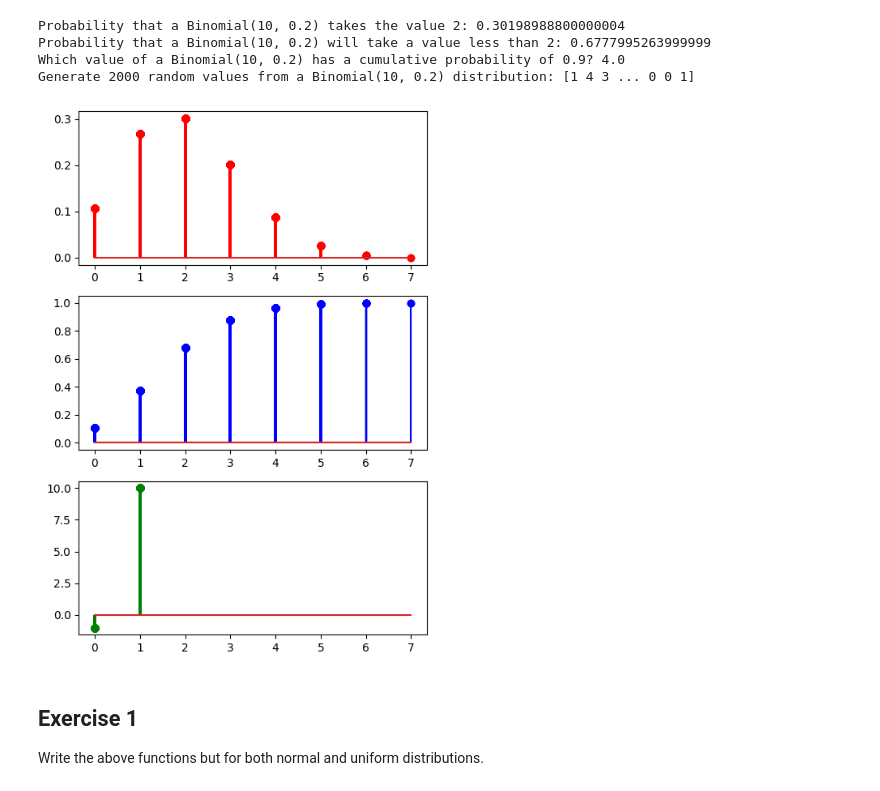
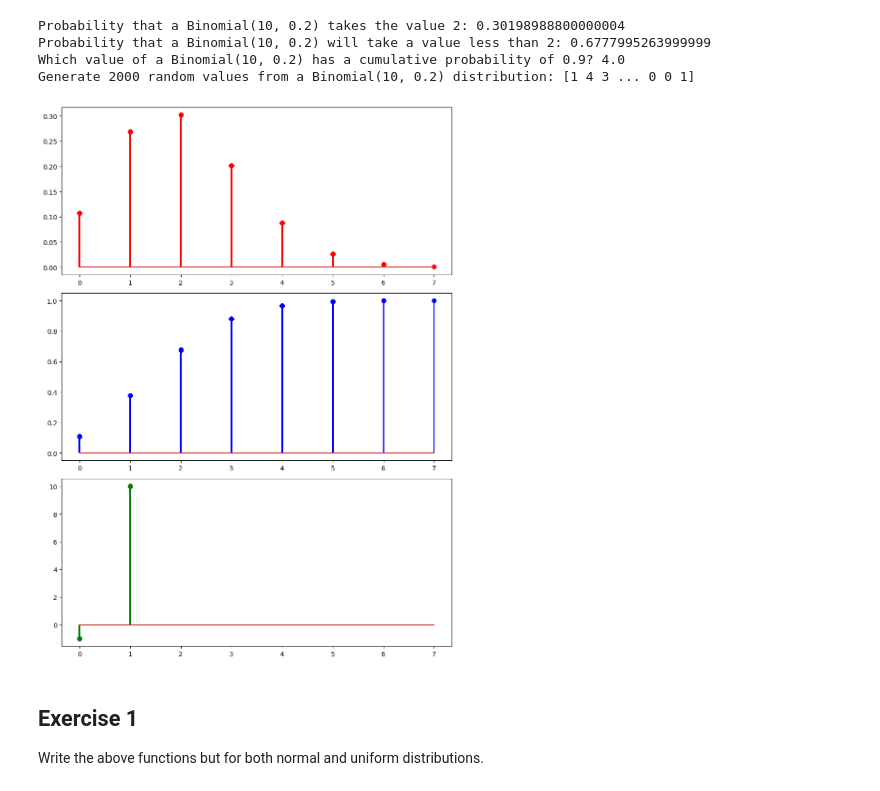
Before and after one commit to 4GeeksAcademy/gperdrizet-probability-distribution-exercises-project-with-python, a Jupyter notebook: problems.ipynb, the cells around one changed output. Drawn from its saved outputs; the diff is of its cells as text; code cells hidden in the pictures.

```diff
--- a/problems.ipynb
+++ b/problems.ipynb
@@ -48,29 +48,32 @@ Generate 2000 random values from a Binomial(10, 0.2) distribution: [1 4 3 ... 0
 # %%
 import matplotlib.pyplot as plt
 
 np.random.seed(42)
 
 size = 10
 prob = 0.2
 data = rbinom(2000, size = 10, prob = 0.2)
 
 pmf = dbinom(data, size = size, prob = prob)
 cdf = pbinom(data, size = size, prob = prob)
 ppf = qbinom(data, size = size, prob = prob)
 
-fig, axis = plt.subplots(3, 1, figsize = (5, 7))
+fig, axis = plt.subplots(3, 1, figsize = (9, 12))
 
 axis[0].stem(data, pmf, "r-")
 axis[1].stem(data, cdf, "b-")
 axis[2].stem(data, ppf, "g-")
 
 # Adjust the layout
 plt.tight_layout()
 
+# Save the plot
+plt.savefig('assets/binomial.png', dpi=100, bbox_inches='tight')
+
 # Show the plot
 plt.show()
 # %% [output]
-[figure, old version]
+[figure, new version]
 # %% [markdown]
 ## Exercise 1
 
```
Also changed, not shown: parts of 1 cell of this notebook, 4 other files.
